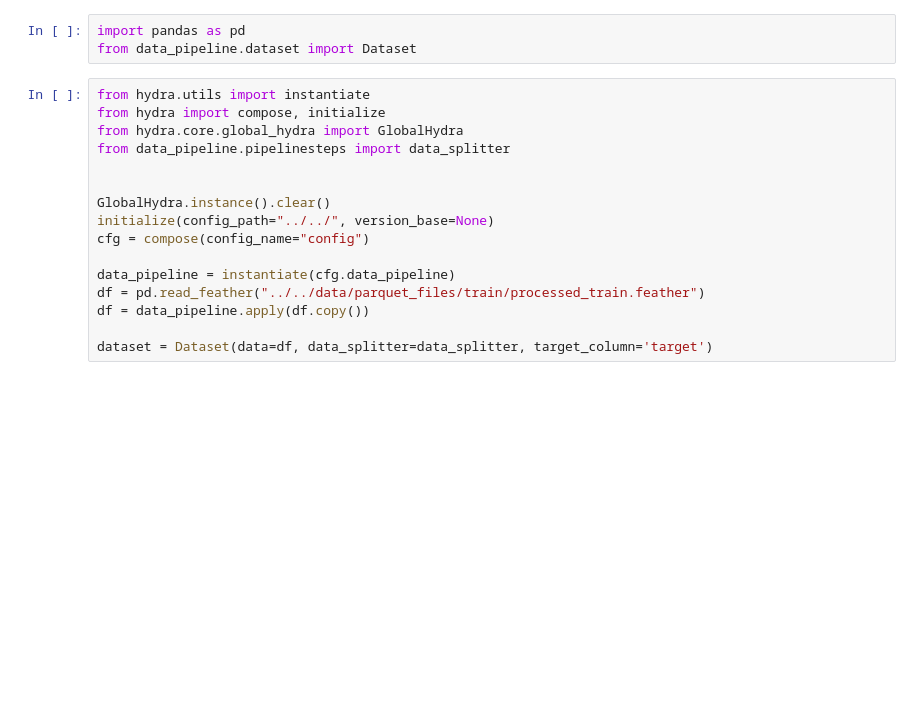
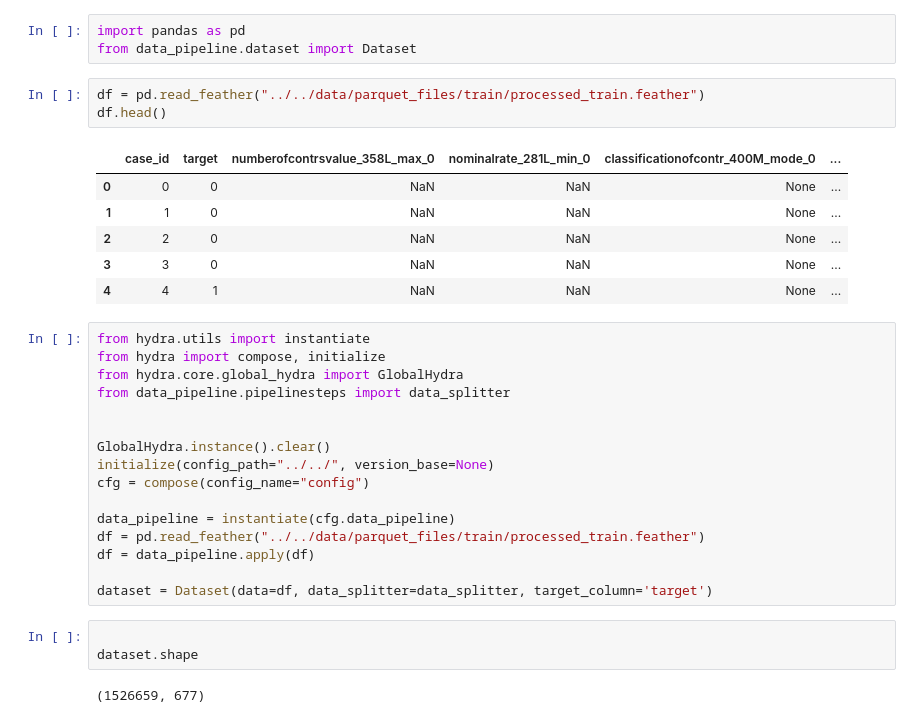
Before and after one commit to BartvanWoesik/home_credit, a Jupyter notebook: Notebooks/Data Exploration/EDA.ipynb, the cells around one changed output. Cells and saved outputs as stored; diff of their text form; blank space fills up the shorter version.

```diff
--- a/Notebooks/Data Exploration/EDA.ipynb
+++ b/Notebooks/Data Exploration/EDA.ipynb
@@ -1,6 +1,16 @@
 # %%
 import pandas as pd
 from data_pipeline.dataset import Dataset
+# %%
+df = pd.read_feather("../../data/parquet_files/train/processed_train.feather")
+df.head()
+# %% [output]
+|  | case_id | target | numberofcontrsvalue_358L_max_0 | nominalrate_281L_min_0 | classificationofcontr_400M_mode_0 | ... |
+| 0 | 0 | 0 | NaN | NaN | None | ... |
+| 1 | 1 | 0 | NaN | NaN | None | ... |
+| 2 | 2 | 0 | NaN | NaN | None | ... |
+| 3 | 3 | 0 | NaN | NaN | None | ... |
+| 4 | 4 | 1 | NaN | NaN | None | ... |
 # %%
 from hydra.utils import instantiate
 from hydra import compose, initialize
@@ -14,9 +24,14 @@ cfg = compose(config_name="config")
 
 data_pipeline = instantiate(cfg.data_pipeline)
 df = pd.read_feather("../../data/parquet_files/train/processed_train.feather")
-df = data_pipeline.apply(df.copy())
+df = data_pipeline.apply(df)
 
 dataset = Dataset(data=df, data_splitter=data_splitter, target_column='target')
+# %%
+
+dataset.shape
+# %% [output]
+(1526659, 677)
 # %%
 from sklearn.ensemble import HistGradientBoostingClassifier
 from sklearn.model_selection import train_test_split
```
Also changed, not shown: parts of 4 cells of this notebook, 8 other files.
